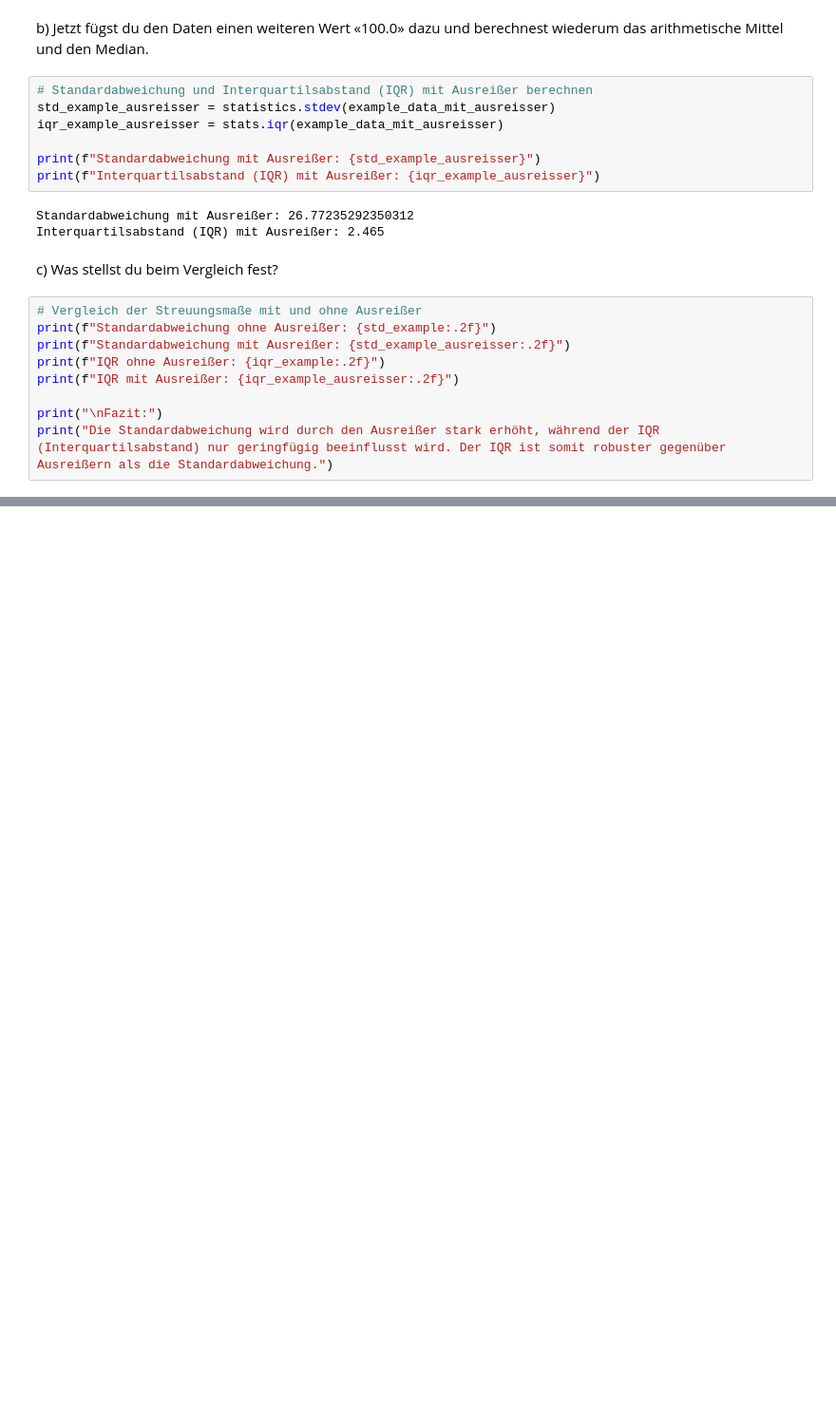
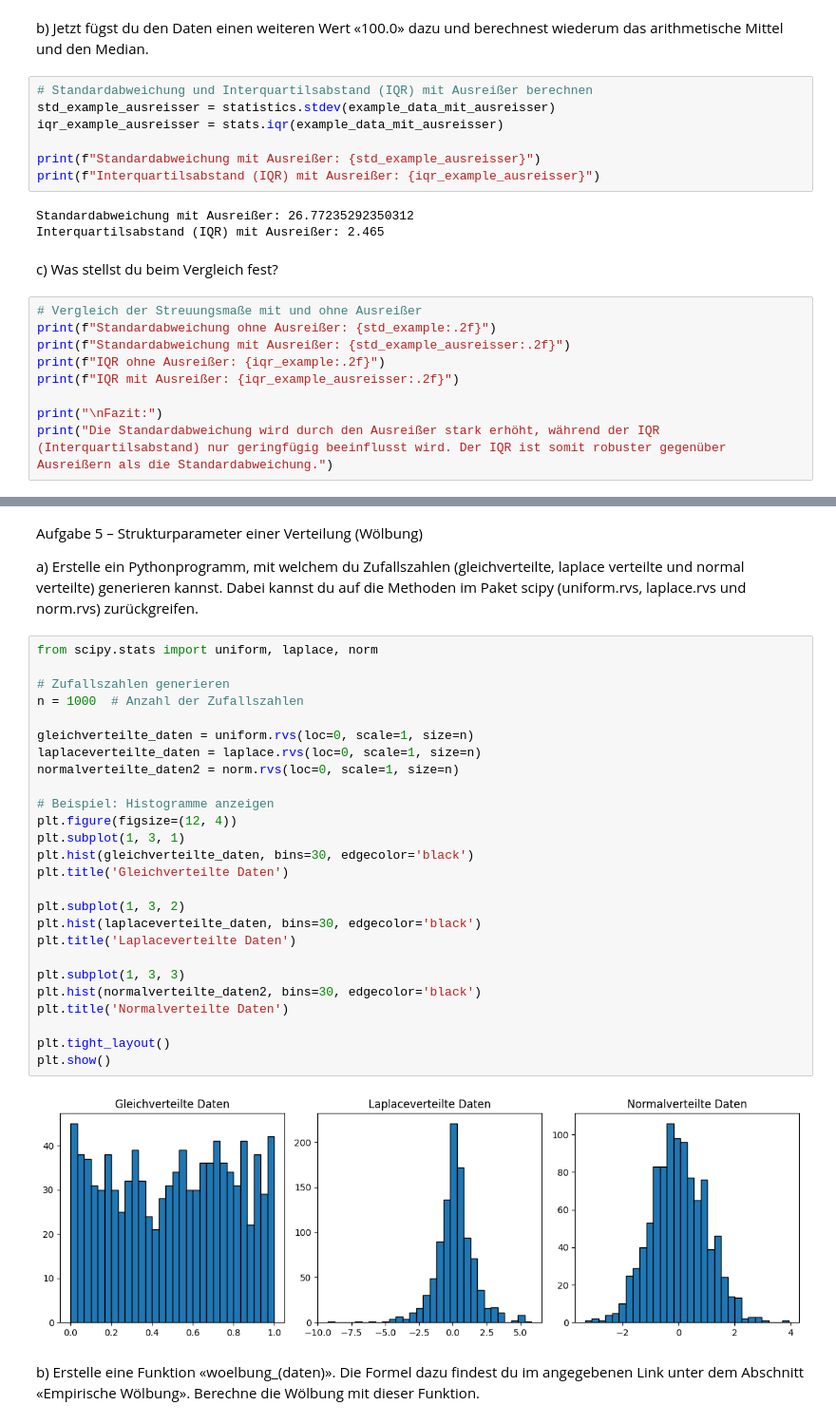
Before and after one commit to Wenish/teko-semester4-data-science, a Jupyter notebook: aufgabenserie4.ipynb, the cells around one changed output, grey strips where cells are left out. Shown: that part at 95% size. Drawn from its saved outputs; the diff is of its cells as text; blank space fills up the shorter version.

```diff
--- a/aufgabenserie4.ipynb
+++ b/aufgabenserie4.ipynb
@@ -155,0 +248,38 @@ print("Die Standardabweichung wird durch den Ausreißer stark erhöht, während
+# %% [markdown]
+Aufgabe 5 – Strukturparameter einer Verteilung (Wölbung)
+
+a) Erstelle ein Pythonprogramm, mit welchem du Zufallszahlen (gleichverteilte, laplace
+verteilte und normal verteilte) generieren kannst. Dabei kannst du auf die Methoden im
+Paket scipy (uniform.rvs, laplace.rvs und norm.rvs) zurückgreifen.
+# %%
+from scipy.stats import uniform, laplace, norm
+
+# Zufallszahlen generieren
+n = 1000  # Anzahl der Zufallszahlen
+
+gleichverteilte_daten = uniform.rvs(loc=0, scale=1, size=n)
+laplaceverteilte_daten = laplace.rvs(loc=0, scale=1, size=n)
+normalverteilte_daten2 = norm.rvs(loc=0, scale=1, size=n)
+
+# Beispiel: Histogramme anzeigen
+plt.figure(figsize=(12, 4))
+plt.subplot(1, 3, 1)
+plt.hist(gleichverteilte_daten, bins=30, edgecolor='black')
+plt.title('Gleichverteilte Daten')
+
+plt.subplot(1, 3, 2)
+plt.hist(laplaceverteilte_daten, bins=30, edgecolor='black')
+plt.title('Laplaceverteilte Daten')
+
+plt.subplot(1, 3, 3)
+plt.hist(normalverteilte_daten2, bins=30, edgecolor='black')
+plt.title('Normalverteilte Daten')
+
+plt.tight_layout()
+plt.show()
+# %% [output]
+[figure, added]
+# %% [markdown]
+b) Erstelle eine Funktion «woelbung_(daten)». Die Formel dazu findest du im angegebenen
+Link unter dem Abschnitt «Empirische Wölbung». Berechne die Wölbung mit dieser
+Funktion.
```
Also changed, not shown: parts of 11 cells of this notebook.
